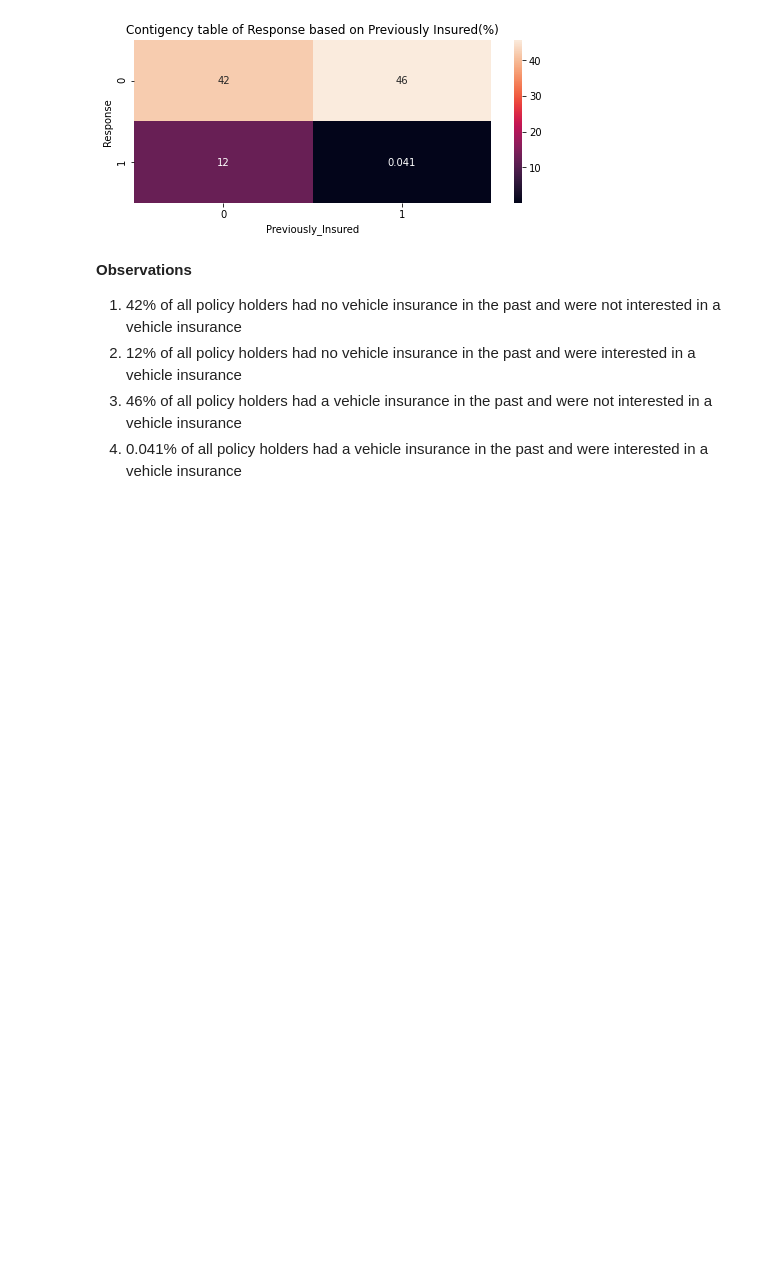
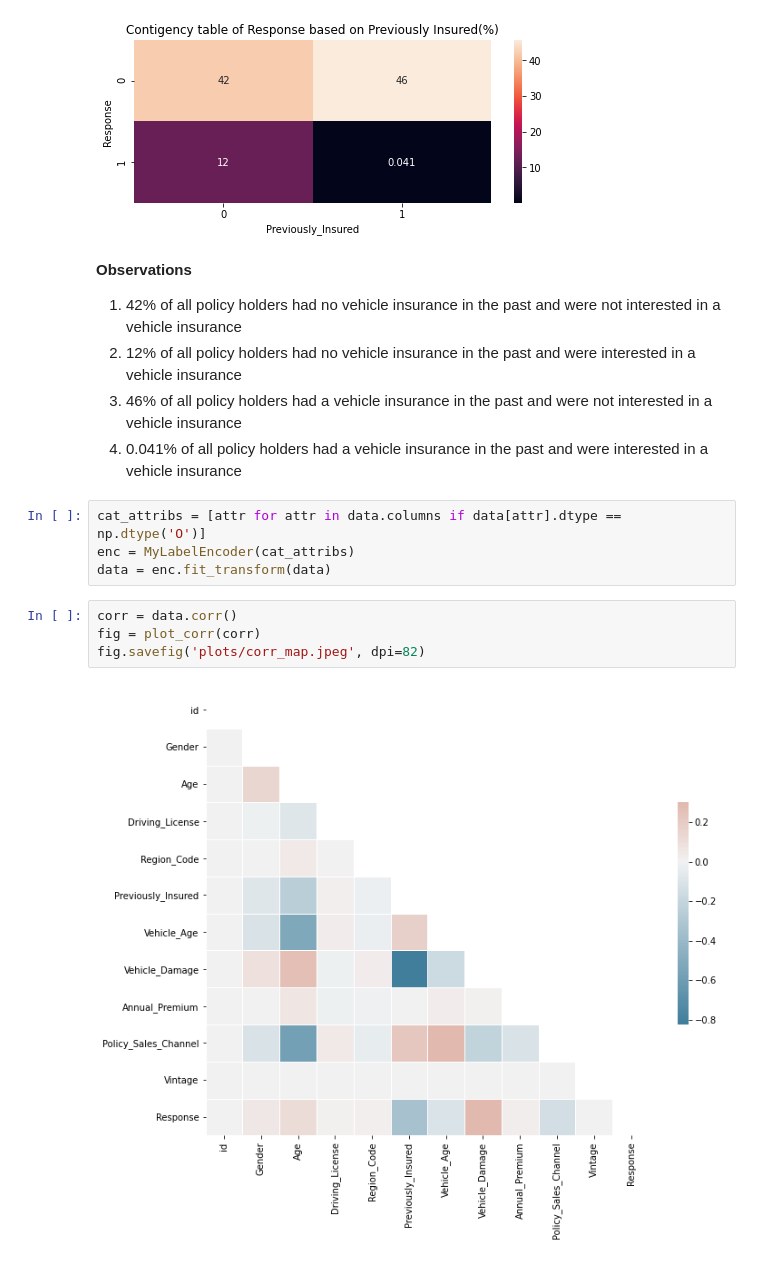
Before and after one commit to samie-hash/insurance-prediction, a Jupyter notebook: DataAnalysisAndViz/analysis.ipynb, the cells around one changed output. Cells and saved outputs as stored; diff of their text form; blank space fills up the shorter version.

```diff
--- a/DataAnalysisAndViz/analysis.ipynb
+++ b/DataAnalysisAndViz/analysis.ipynb
@@ -282,3 +288,13 @@ plt.show()
 2. 12% of all policy holders had no vehicle insurance in the past and were interested in a vehicle insurance
 3. 46% of all policy holders had a vehicle insurance in the past and were not interested in a vehicle insurance
 4. 0.041% of all policy holders had a vehicle insurance in the past and were interested in a vehicle insurance
+# %%
+cat_attribs = [attr for attr in data.columns if data[attr].dtype == np.dtype('O')]
+enc = MyLabelEncoder(cat_attribs)
+data = enc.fit_transform(data)
+# %%
+corr = data.corr()
+fig = plot_corr(corr)
+fig.savefig('plots/corr_map.jpeg', dpi=82)
+# %% [output]
+[figure, added]
```
Also changed, not shown: parts of 5 cells of this notebook, 7 other files.
